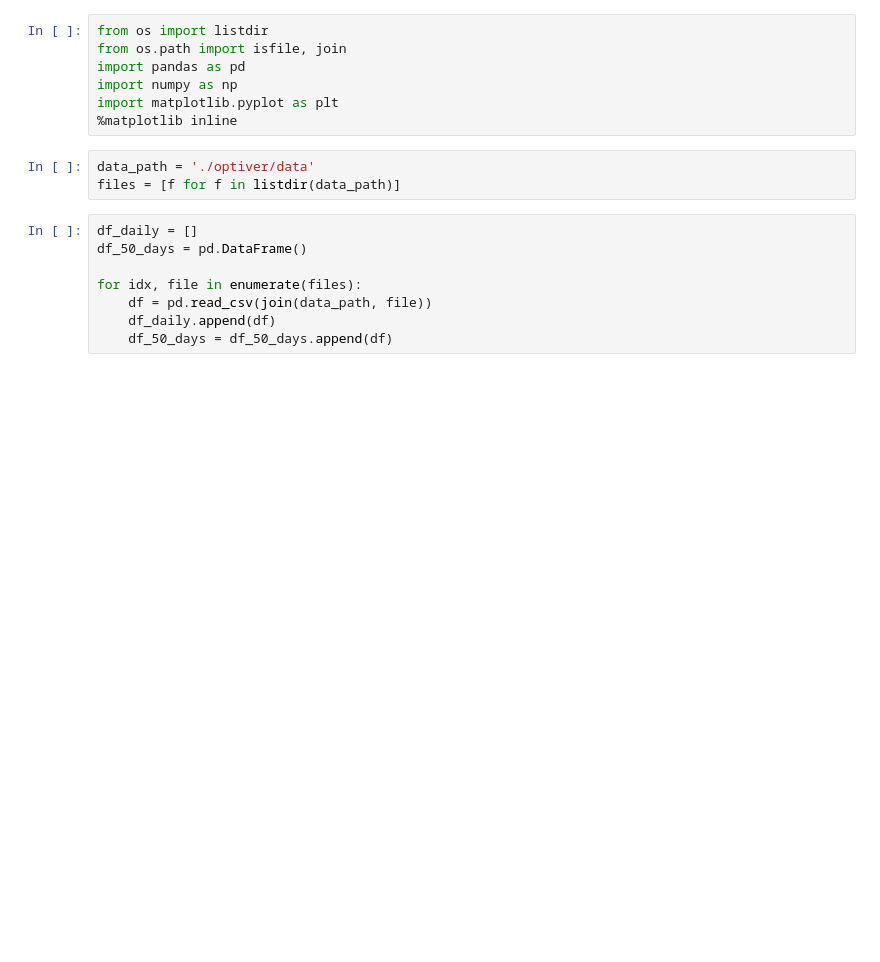
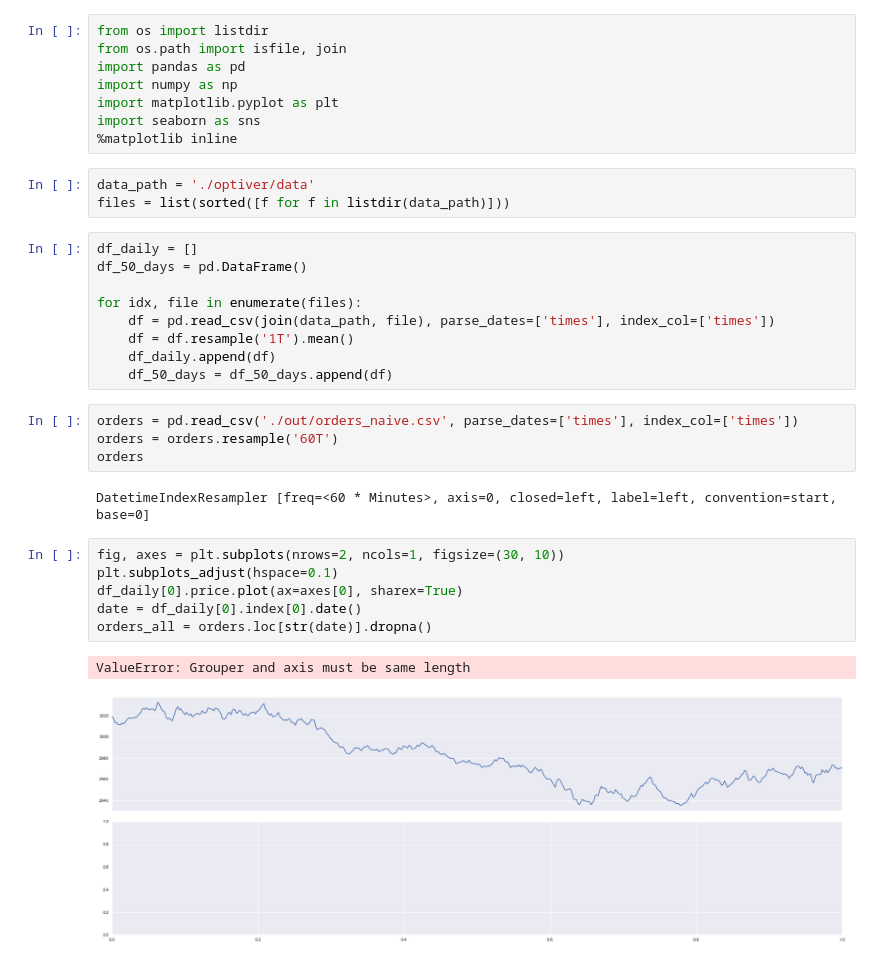
Before and after one commit to teamhackback/hackdelft17-optiver, a Jupyter notebook: plots.ipynb, the cells around one changed output. Cells and saved outputs as stored; diff of their text form; blank space fills up the shorter version.

```diff
--- a/plots.ipynb
+++ b/plots.ipynb
@@ -4,16 +4,33 @@ from os.path import isfile, join
 import pandas as pd
 import numpy as np
 import matplotlib.pyplot as plt
+import seaborn as sns
 %matplotlib inline
 # %%
 data_path = './optiver/data'
-files = [f for f in listdir(data_path)]
+files = list(sorted([f for f in listdir(data_path)]))
 # %%
 df_daily = []
 df_50_days = pd.DataFrame()
 
 for idx, file in enumerate(files):
-    df = pd.read_csv(join(data_path, file))
+    df = pd.read_csv(join(data_path, file), parse_dates=['times'], index_col=['times'])
+    df = df.resample('1T').mean()
     df_daily.append(df)
     df_50_days = df_50_days.append(df)
+# %%
+orders = pd.read_csv('./out/orders_naive.csv', parse_dates=['times'], index_col=['times'])
+orders = orders.resample('60T')
+orders
+# %% [output]
+DatetimeIndexResampler [freq=<60 * Minutes>, axis=0, closed=left, label=left, convention=start, base=0]
+# %%
+fig, axes = plt.subplots(nrows=2, ncols=1, figsize=(30, 10))
+plt.subplots_adjust(hspace=0.1)
+df_daily[0].price.plot(ax=axes[0], sharex=True)
+date = df_daily[0].index[0].date()
+orders_all = orders.loc[str(date)].dropna()
+# %% [output]
+ValueError: Grouper and axis must be same length
+[figure, added]
 # %%
```
Also changed, not shown: parts of 2 cells of this notebook.
